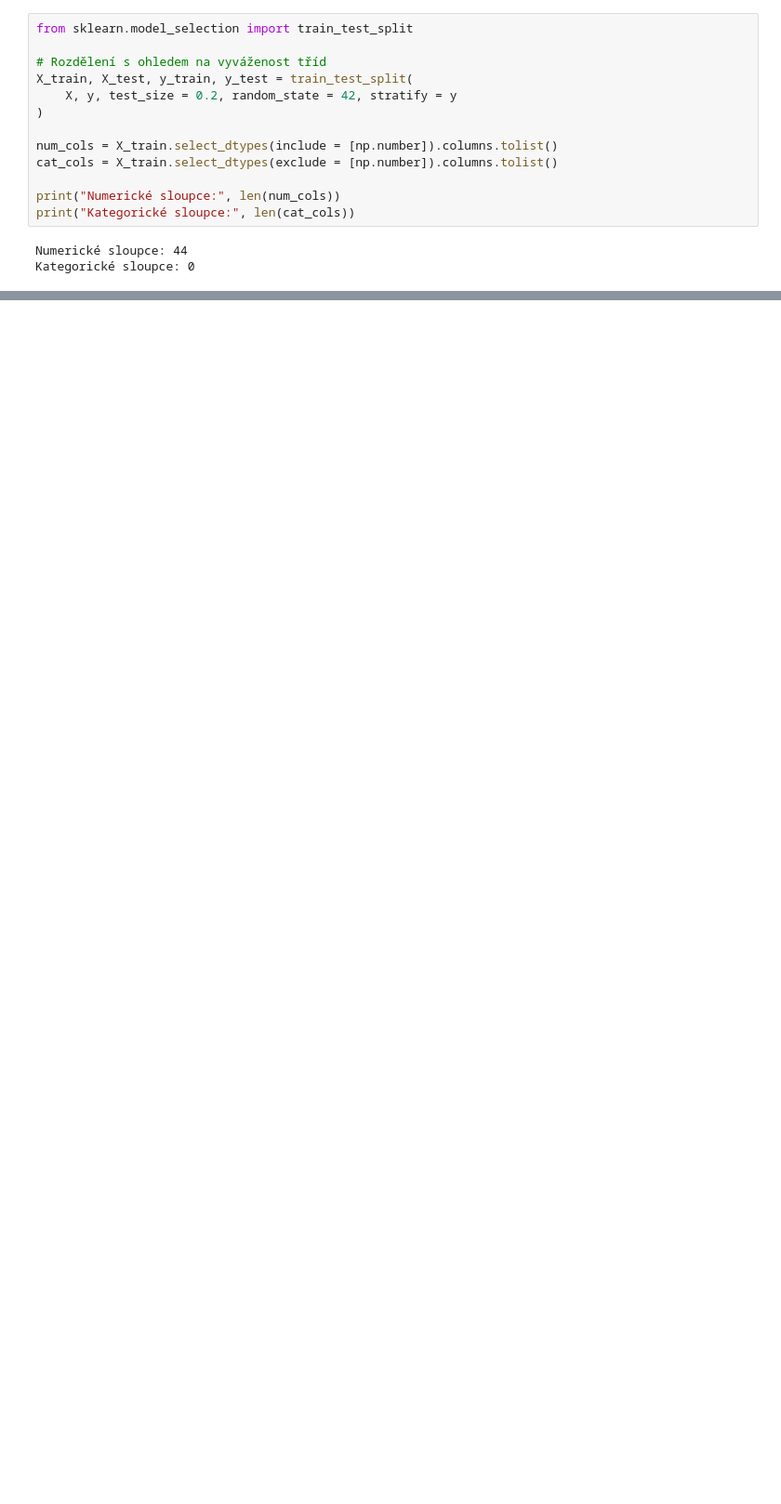
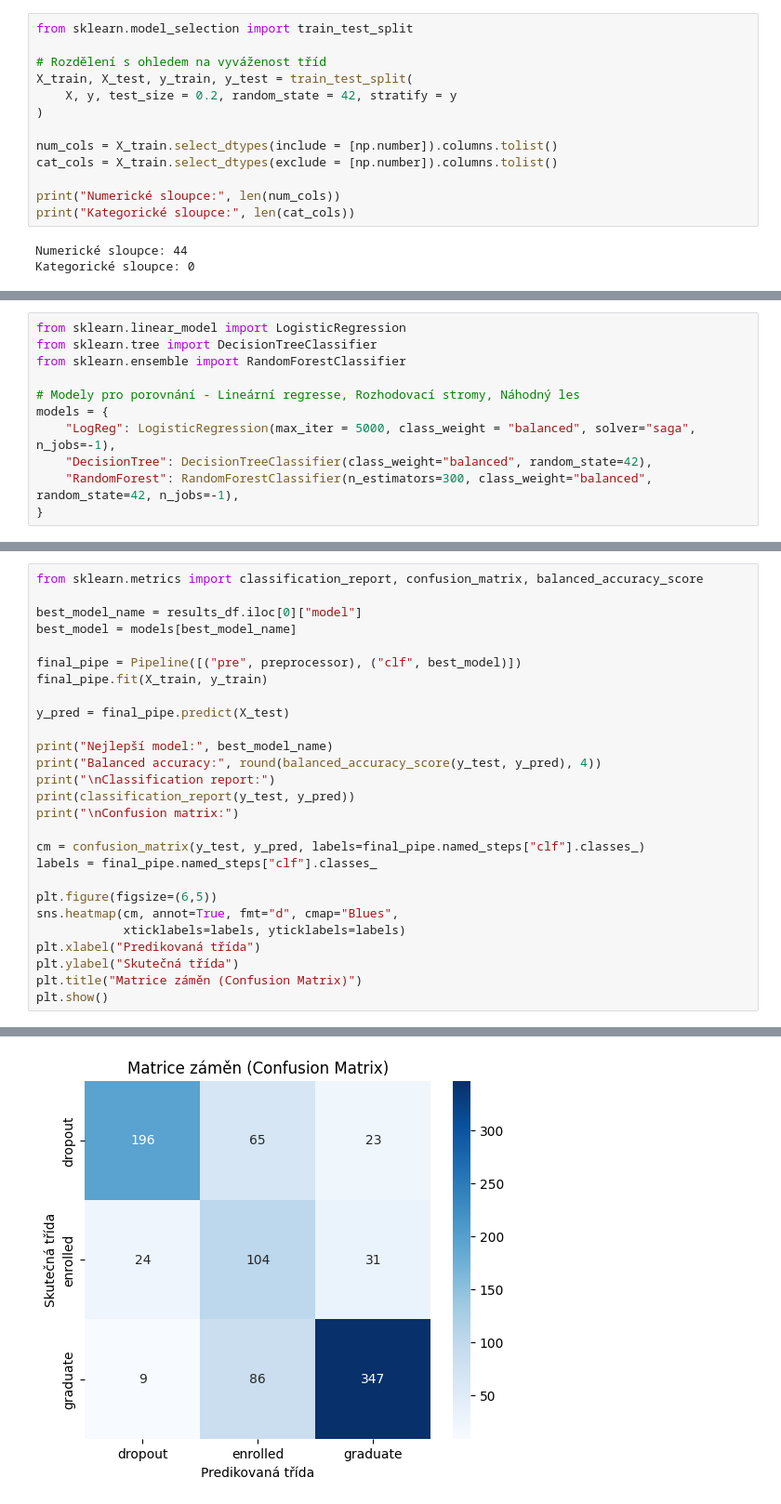
Before and after one commit to misahoskova/4IZ566-FIS-VSE, a Jupyter notebook: semestralka.ipynb, the cells around one changed output, grey strips where cells are left out. Shown at 93% size. Drawn from its saved outputs; the diff is of its cells as text; blank space fills up the shorter version.

Commit message:
Modelování

```diff
--- a/semestralka.ipynb
+++ b/semestralka.ipynb
@@ -693,0 +745,11 @@ dtype: object
+# %%
+from sklearn.linear_model import LogisticRegression
+from sklearn.tree import DecisionTreeClassifier
+from sklearn.ensemble import RandomForestClassifier
+
+# Modely pro porovnání - Lineární regresse, Rozhodovací stromy, Náhodný les
+models = {
+    "LogReg": LogisticRegression(max_iter = 5000, class_weight = "balanced", solver="saga", n_jobs=-1),
+    "DecisionTree": DecisionTreeClassifier(class_weight="balanced", random_state=42),
+    "RandomForest": RandomForestClassifier(n_estimators=300, class_weight="balanced", random_state=42, n_jobs=-1),
+}
@@ -693,0 +786,28 @@ dtype: object
+# %%
+from sklearn.metrics import classification_report, confusion_matrix, balanced_accuracy_score
+
+best_model_name = results_df.iloc[0]["model"]
+best_model = models[best_model_name]
+
+final_pipe = Pipeline([("pre", preprocessor), ("clf", best_model)])
+final_pipe.fit(X_train, y_train)
+
+y_pred = final_pipe.predict(X_test)
+
+print("Nejlepší model:", best_model_name)
+print("Balanced accuracy:", round(balanced_accuracy_score(y_test, y_pred), 4))
+print("\nClassification report:")
+print(classification_report(y_test, y_pred))
+print("\nConfusion matrix:")
+
+cm = confusion_matrix(y_test, y_pred, labels=final_pipe.named_steps["clf"].classes_)
+labels = final_pipe.named_steps["clf"].classes_
+
+plt.figure(figsize=(6,5))
+sns.heatmap(cm, annot=True, fmt="d", cmap="Blues",
+            xticklabels=labels, yticklabels=labels)
+plt.xlabel("Predikovaná třída")
+plt.ylabel("Skutečná třída")
+plt.title("Matrice záměn (Confusion Matrix)")
+plt.show()
+# %% [output]
@@ -693,0 +830 @@ dtype: object
+[figure, added]
```
Also changed, not shown: parts of 13 cells of this notebook, 1 other file.
